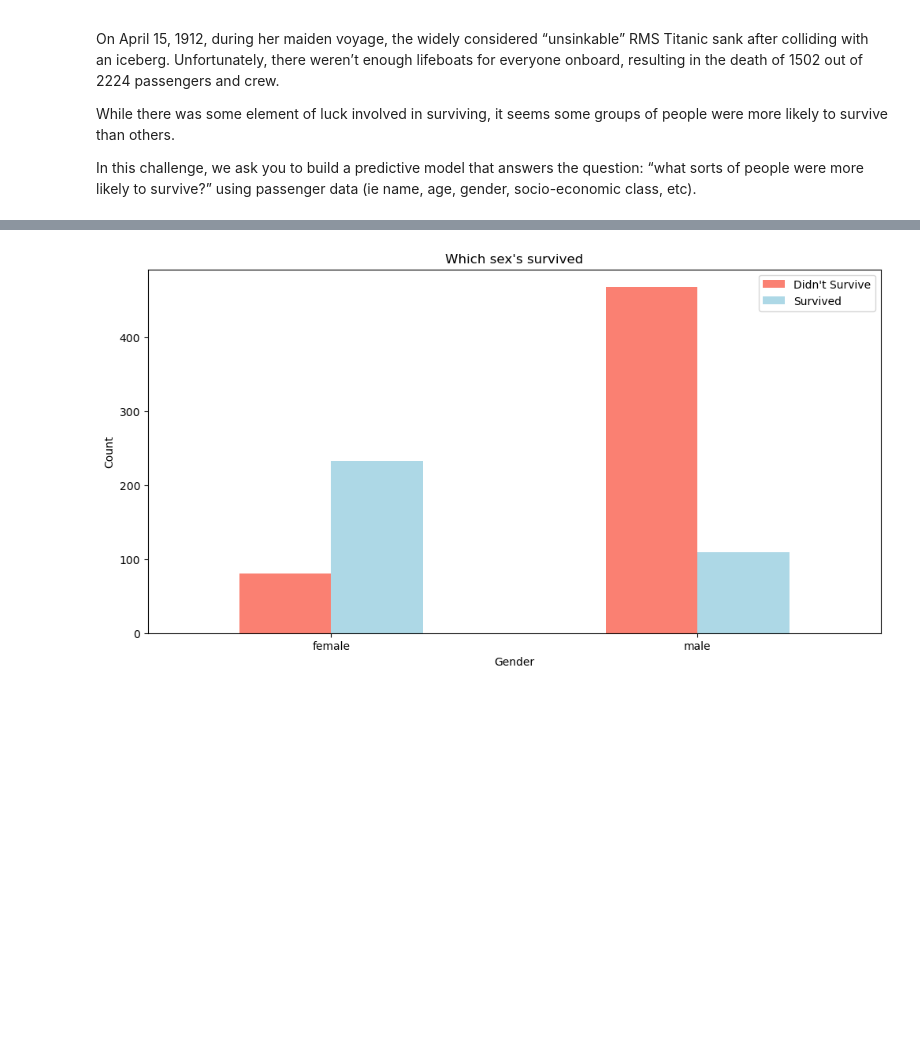
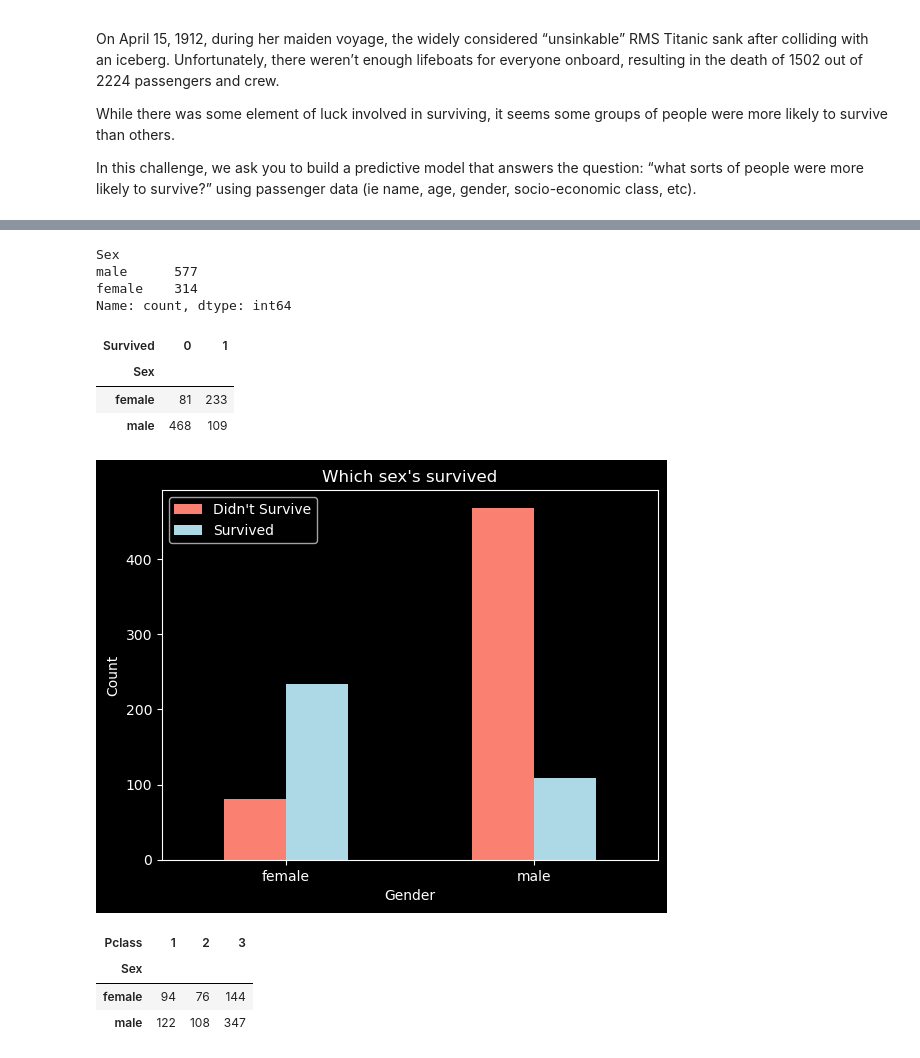
Before and after one commit to msnkr/kaggle_comps, a Jupyter notebook: Titanic - Machine Learning from Disaster/Untitled.ipynb, the cells around one changed output, grey strips where cells are left out. Drawn from its saved outputs; the diff is of its cells as text; code cells hidden in the pictures; blank space fills up the shorter version.

```diff
--- a/Titanic - Machine Learning from Disaster/Untitled.ipynb
+++ b/Titanic - Machine Learning from Disaster/Untitled.ipynb
@@ -35,11 +61,35 @@ df.head()
+# %%
+plt.style.use( 'dark_background')
+# %%
+df.Sex.value_counts()
+# %% [output]
+Sex
+male      577
+female    314
+Name: count, dtype: int64
+# %%
+pd.crosstab(df.Sex, df.Survived)
+# %% [output]
+| Survived | 0 | 1 |
+| Sex |  |  |
+| female | 81 | 233 |
+| male | 468 | 109 |
 # %%
 # Lets do some visualizationns and learn more about the data set
 # How many males and females
-pd.crosstab(df.Sex, df.Survived).plot(kind="bar", color=["salmon", "lightblue"], figsize=(12, 6))
+pd.crosstab(df.Sex, df.Survived).plot(kind="bar", color=["salmon", "lightblue"])
 plt.legend(["Didn't Survive", "Survived"])
 plt.xlabel("Gender")
 plt.ylabel("Count")
 plt.title("Which sex's survived")
 plt.xticks(rotation=0);
 # %% [output]
-[figure, old version]
+[figure, new version]
+# %%
+# Lets compare the class of people that survived
+pd.crosstab(df.Sex, df.Pclass)
+# %% [output]
+| Pclass | 1 | 2 | 3 |
+| Sex |  |  |  |
+| female | 94 | 76 | 144 |
+| male | 122 | 108 | 347 |
```
Also changed, not shown: parts of 3 cells of this notebook.
